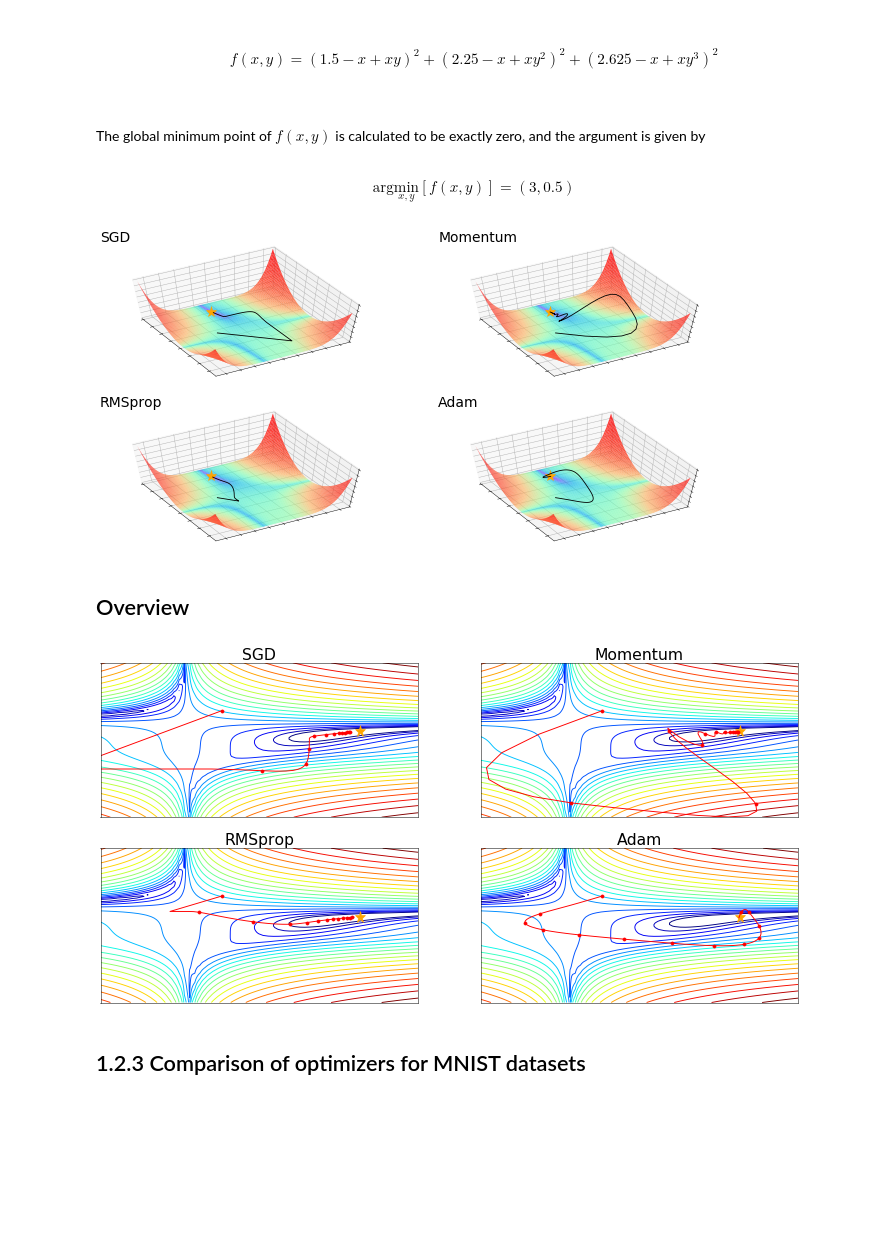
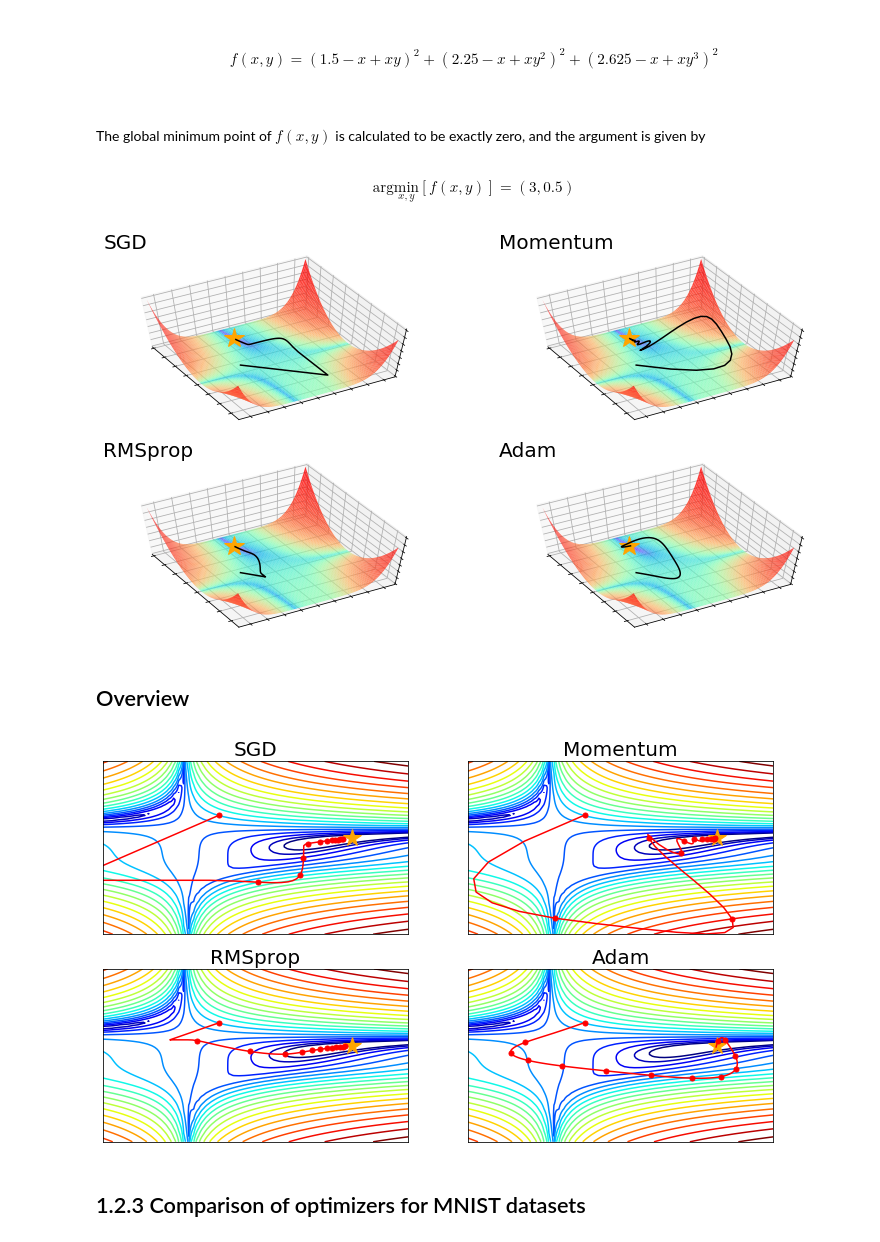
Before and after one commit to oilneck/prml_python, a Jupyter notebook: Notebook/test_Deep_learning.ipynb, the cells around one changed output. Saved outputs shown, nothing was run; the diff lists cells and outputs as text; code cells hidden in the pictures; blank space fills up the shorter version.

```diff
--- a/Notebook/test_Deep_learning.ipynb
+++ b/Notebook/test_Deep_learning.ipynb
@@ -25,7 +25,7 @@ multi_func = [np.square, sinusoidal, np.abs, heaviside]
 # test data
 x = np.arange(-1,1,0.01).reshape(-1,1)
 
-fig = plt.figure(figsize=(20, 11),dpi=50)
+fig = plt.figure(figsize=(13, 7))
 for n,func in enumerate(multi_func,1):
 
     train_y = func(train_x)
@@ -149,7 +149,7 @@ optimizers["RMSprop"] = RMSprop(lr=0.15)
 optimizers["Adam"] = Adam(lr=0.3)
 
 idx = 1
-fig = plt.figure(figsize=(20,10),dpi=40)
+fig = plt.figure(figsize=(13,7))
 for key in optimizers:
     optimizer = optimizers[key]
     x_history = []
@@ -173,7 +173,7 @@ for key in optimizers:
     plt.xlim(-10, 10)
 
 
-    plt.title(key,fontsize=25)
+    plt.title(key,fontsize=20)
     plt.tick_params(labelbottom=False,labelleft=False)
     plt.tick_params(bottom=False,left=False)
 
@@ -227,39 +227,39 @@ optimizers["RMSprop"] = RMSprop(lr=0.2,rho=0.95)
 optimizers["Adam"] = Adam(lr=0.2,beta_1=0.97,beta_2=0.99)
 
 idx = 1
-fig = plt.figure(figsize=(20,10),dpi=40)
+fig = plt.figure(figsize=(13,7))
 for key in optimizers:
     optimizer = optimizers[key]
     x_history = []
     y_history = []
     params['x'], params['y'] = init_pos[0], init_pos[1]
 
     ax = fig.add_subplot(2,2,idx,projection='3d')
     ax.view_init(elev=60,azim=150)
     train_x, train_y = np.linspace(-3.5,4.,100), np.linspace(-4.5,4.5,100)
     X, Y = np.meshgrid(train_x,train_y)
     Z = beal_function(X, Y)
     ax.plot_surface(X,Y,Z, norm=LogNorm(), rstride=1, cstride=1, edgecolor='none', alpha=.8, cmap='rainbow')
     ax.plot([3.],[0.5], beal_function(3,0.5), 'r*', markersize=20,color='orange',zorder=3)
 
     for i in range(90):
         x_history.append(params['x'])
         y_history.append(params['y'])
 
         grads['x'], grads['y'] = grad_beal(params['x'], params['y'])
         optimizer.update(params, grads)
 
     idx += 1
     ax.plot(x_history, y_history, '-',marker='.', color="k",markersize=0,markevery=7,zorder=3)
     plt.ylim(-4.5, 4.5)
     plt.xlim(-3.5, 4.)
-    plt.title(key,fontsize=25,loc='left')
+    plt.title(key,fontsize=20,loc='left')
     plt.tick_params(labelbottom=False,labelleft=False)
     plt.tick_params(bottom=False,left=False)
 
 plt.show()
 # %% [output]
-[figure, old version]
+[figure, new version]
 # %% [markdown]
 ## Overview
 # %%
@@ -286,7 +286,7 @@ optimizers["RMSprop"] = RMSprop(lr=0.2,rho=0.95)
 optimizers["Adam"] = Adam(lr=0.2,beta_1=0.97,beta_2=0.99)
 
 idx = 1
-fig = plt.figure(figsize=(20,10),dpi=45)
+fig = plt.figure(figsize=(12,7))
 for key in optimizers:
     optimizer = optimizers[key]
     x_history = []
@@ -313,13 +313,13 @@ for key in optimizers:
     ax.plot(x_history, y_history, 'o-', color="r",markersize=5,markevery=7)
     plt.ylim(-4.5, 4.5)
     plt.xlim(-1.5, 4.)
-    plt.title(key,fontsize=25)
+    plt.title(key,fontsize=20)
     plt.tick_params(labelbottom=False,labelleft=False)
     plt.tick_params(bottom=False,left=False)
 
 plt.show()
 # %% [output]
-[figure, old version]
+[figure, new version]
 # %% [markdown]
 ## 1.2.3 Comparison of optimizers for MNIST datasets
 # %%
```
Also changed, not shown: parts of 4 cells of this notebook.
